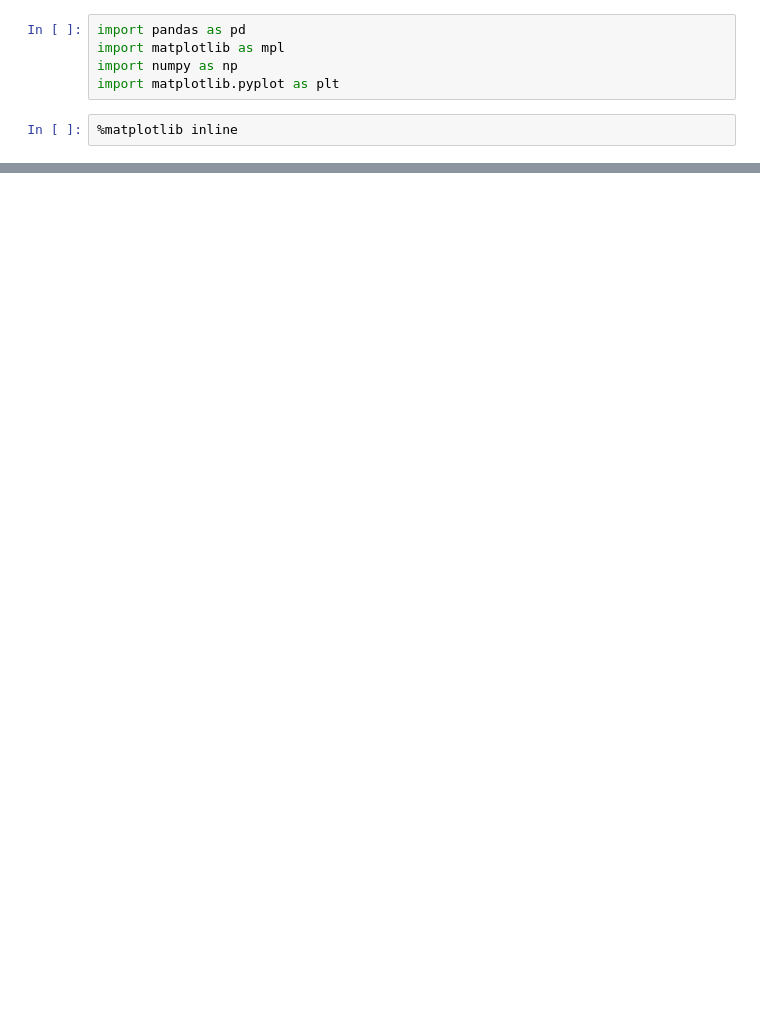
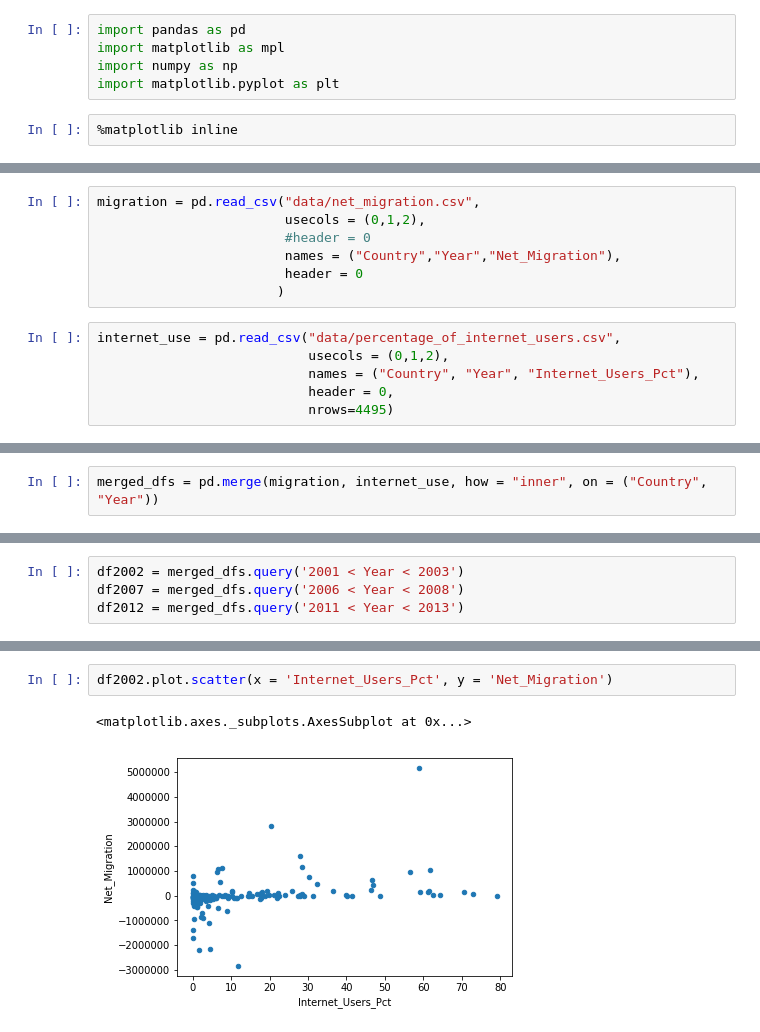
Before and after one commit to paulo-g-martinez/dq1-internet-migration, a Jupyter notebook: data-question-1-jupyter-notebook.ipynb, the cells around one changed output, grey strips where cells are left out. Drawn from its saved outputs; the diff is of its cells as text; blank space fills up the shorter version.

```diff
--- a/data-question-1-jupyter-notebook.ipynb
+++ b/data-question-1-jupyter-notebook.ipynb
@@ -27,0 +8,13 @@ SyntaxError: invalid syntax (<ipython-input-6-61305c8f89fc>, line 1)
+# %%
+migration = pd.read_csv("data/net_migration.csv",
+                        usecols = (0,1,2),
+                        #header = 0
+                        names = ("Country","Year","Net_Migration"),
+                        header = 0
+                       )
+# %%
+internet_use = pd.read_csv("data/percentage_of_internet_users.csv",
+                           usecols = (0,1,2),
+                           names = ("Country", "Year", "Internet_Users_Pct"),
+                           header = 0,
+                           nrows=4495)
@@ -27,0 +103,2 @@ SyntaxError: invalid syntax (<ipython-input-6-61305c8f89fc>, line 1)
+# %%
+merged_dfs = pd.merge(migration, internet_use, how = "inner", on = ("Country", "Year"))
@@ -27,0 +127,4 @@ SyntaxError: invalid syntax (<ipython-input-6-61305c8f89fc>, line 1)
+# %%
+df2002 = merged_dfs.query('2001 < Year < 2003')
+df2007 = merged_dfs.query('2006 < Year < 2008')
+df2012 = merged_dfs.query('2011 < Year < 2013')
@@ -27,0 +231,5 @@ SyntaxError: invalid syntax (<ipython-input-6-61305c8f89fc>, line 1)
+# %%
+df2002.plot.scatter(x = 'Internet_Users_Pct', y = 'Net_Migration')
+# %% [output]
+<matplotlib.axes._subplots.AxesSubplot at 0x...>
+[figure, added]
```
Also changed, not shown: parts of 46 cells of this notebook, 12 other files.
